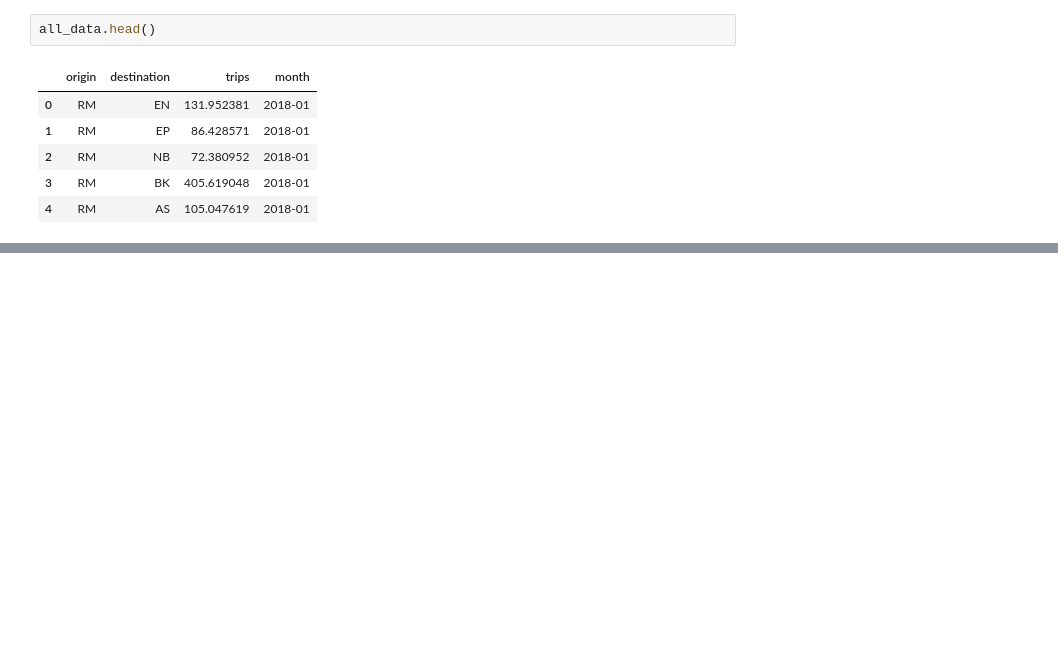
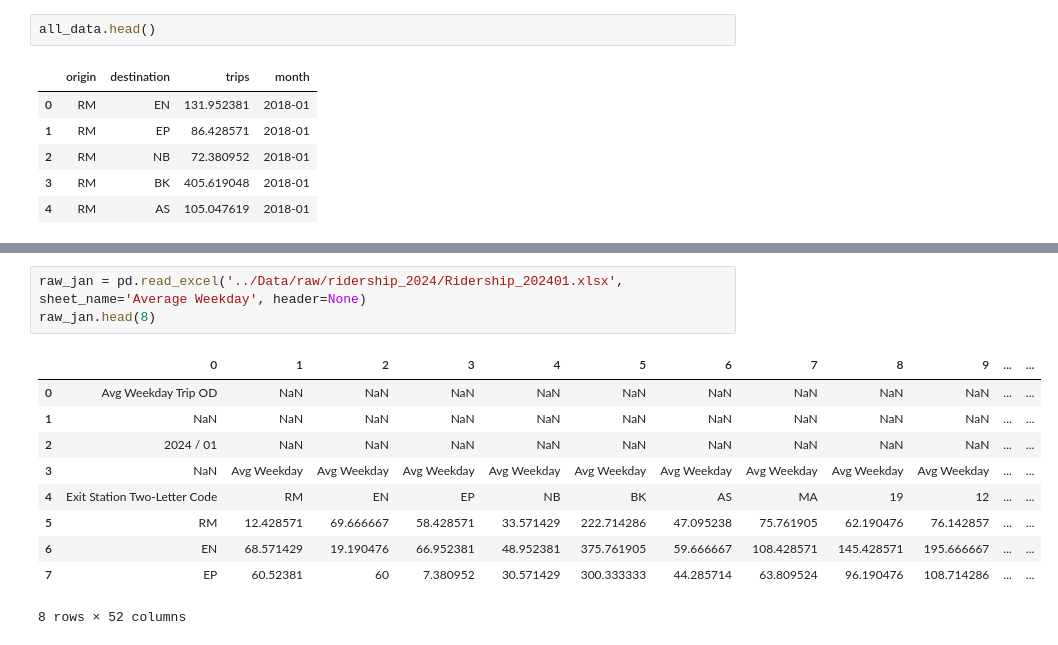
Before and after one commit to Shiv0406/BartProj, a Jupyter notebook: data-exploration.ipynb, the cells around one changed output, grey strips where cells are left out. Cells and saved outputs as stored; diff of their text form; blank space fills up the shorter version.

```diff
--- a/data-exploration.ipynb
+++ b/data-exploration.ipynb
@@ -399,0 +598,14 @@ all_data.head()
+# %%
+raw_jan = pd.read_excel('../Data/raw/ridership_2024/Ridership_202401.xlsx', sheet_name='Average Weekday', header=None)
+raw_jan.head(8)
+# %% [output]
+|  | 0 | 1 | 2 | 3 | 4 | 5 | 6 | 7 | 8 | 9 | ... | ... |
+| 0 | Avg Weekday Trip OD | NaN | NaN | NaN | NaN | NaN | NaN | NaN | NaN | NaN | ... | ... |
+| 1 | NaN | NaN | NaN | NaN | NaN | NaN | NaN | NaN | NaN | NaN | ... | ... |
+| 2 | 2024 / 01 | NaN | NaN | NaN | NaN | NaN | NaN | NaN | NaN | NaN | ... | ... |
+| 3 | NaN | Avg Weekday | Avg Weekday | Avg Weekday | Avg Weekday | Avg Weekday | Avg Weekday | Avg Weekday | Avg Weekday | Avg Weekday | ... | ... |
+| 4 | Exit Station Two-Letter Code | RM | EN | EP | NB | BK | AS | MA | 19 | 12 | ... | ... |
+| 5 | RM | 12.428571 | 69.666667 | 58.428571 | 33.571429 | 222.714286 | 47.095238 | 75.761905 | 62.190476 | 76.142857 | ... | ... |
+| 6 | EN | 68.571429 | 19.190476 | 66.952381 | 48.952381 | 375.761905 | 59.666667 | 108.428571 | 145.428571 | 195.666667 | ... | ... |
+| 7 | EP | 60.52381 | 60 | 7.380952 | 30.571429 | 300.333333 | 44.285714 | 63.809524 | 96.190476 | 108.714286 | ... | ... |
+8 rows × 52 columns
```
Also changed, not shown: parts of 18 cells of this notebook.
